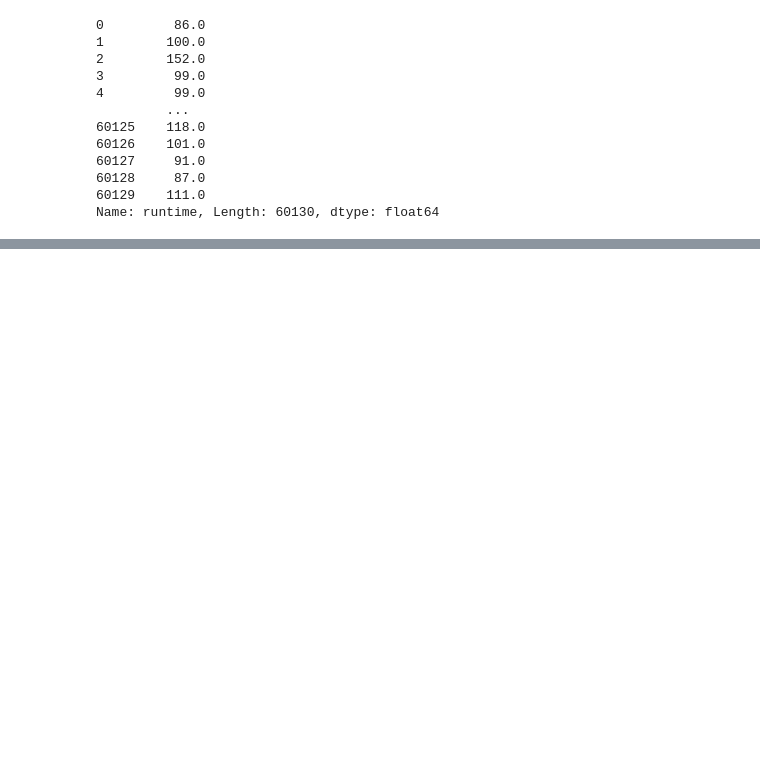
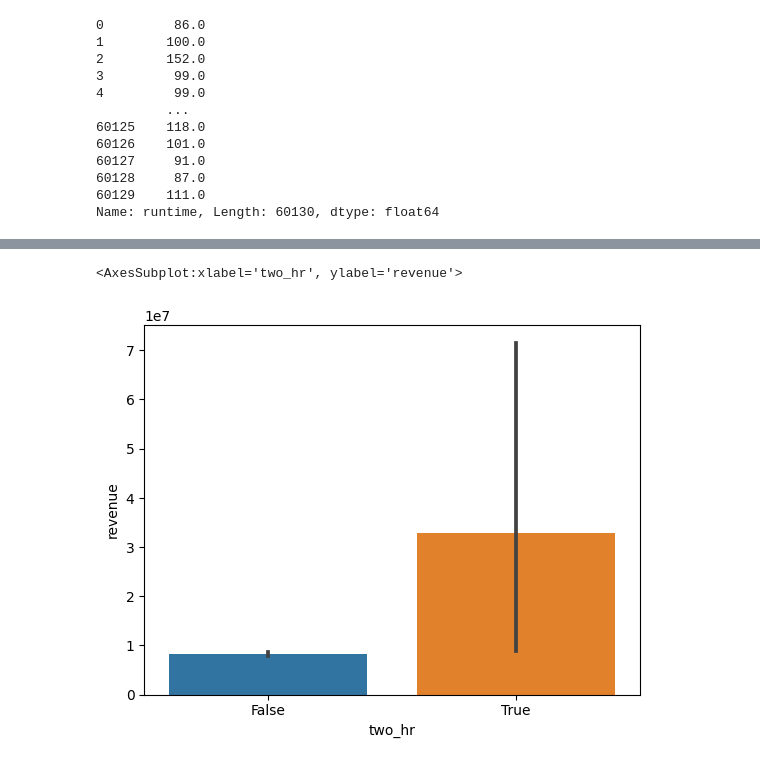
Before and after one commit to NewburghCat/Project3_IMDBWS, a Jupyter notebook: IMDB_Movies_Part-4_HypothesisTesting.ipynb, the cells around one changed output, grey strips where cells are left out. Drawn from its saved outputs; the diff is of its cells as text; code cells hidden in the pictures; blank space fills up the shorter version.

```diff
--- a/IMDB_Movies_Part-4_HypothesisTesting.ipynb
+++ b/IMDB_Movies_Part-4_HypothesisTesting.ipynb
@@ -114,0 +188,7 @@ Name: runtime, Length: 60130, dtype: float64
+# %%
+# saving list needed for each group
+need_col = ['two_hr', 'one_hr', 'revenue']
+# %%
+# save movies around 1.5 hrs
+one_hr = df.loc[df['two_hr']==False, need_col]
+one_hr
@@ -114,0 +209,4 @@ Name: runtime, Length: 60130, dtype: float64
+# %%
+# save movies over than 2.5 hrs
+two_hr= df.loc[df['two_hr']==True, need_col]
+two_hr
@@ -114,0 +227,4 @@ Name: runtime, Length: 60130, dtype: float64
+# %%
+# making a df to visualize each group
+visual_df = pd.concat([one_hr, two_hr])
+visual_df
@@ -114,0 +245,6 @@ Name: runtime, Length: 60130, dtype: float64
+# %%
+## visualize the group means
+sns.barplot(data=visual_df, x='two_hr', y='revenue')
+# %% [output]
+<AxesSubplot:xlabel='two_hr', ylabel='revenue'>
+[figure, added]
```
Also changed, not shown: parts of 33 cells of this notebook, 3 other files.
